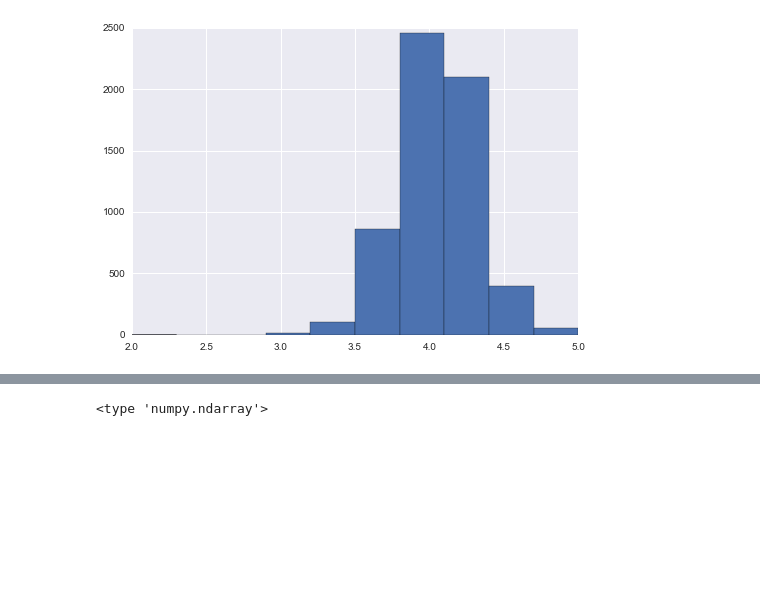
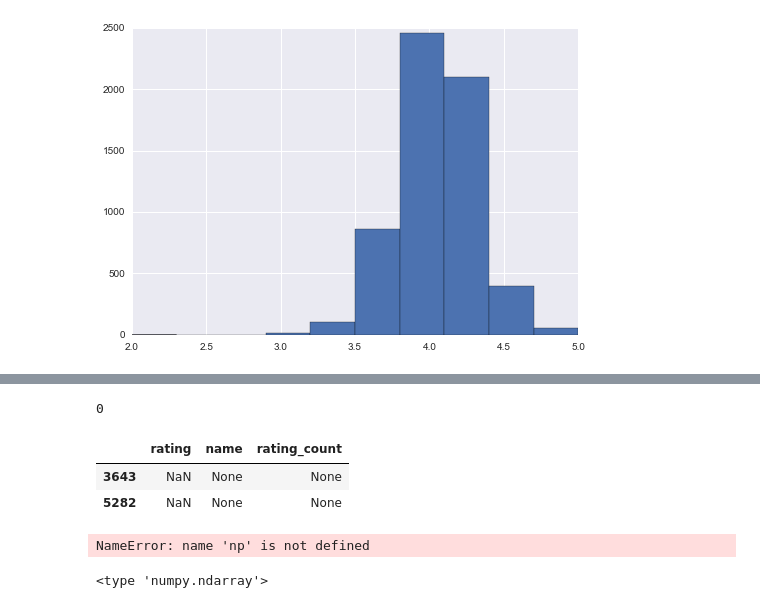
Before and after one commit to skooog/dst4l3, a Jupyter notebook: day1rahul/Teaser.ipynb, the cells around one changed output, grey strips where cells are left out. Saved outputs shown, nothing was run; the diff lists cells and outputs as text; code cells hidden in the pictures; blank space fills up the shorter version.

```diff
--- a/day1rahul/Teaser.ipynb
+++ b/day1rahul/Teaser.ipynb
@@ -189,0 +377,4 @@ plt.hist(vals);
+# %%
+df.rating_count.isnull().sum()
+# %% [output]
+0
@@ -189,0 +383,6 @@ plt.hist(vals);
+# %%
+dfnew[df.rating_count=='None']
+# %% [output]
+|  | rating | name | rating_count |
+| 3643 | NaN | None | None |
+| 5282 | NaN | None | None |
@@ -190,3 +391,8 @@ plt.hist(vals);
+# %%
+dfnew.rating_count=dfnew.rating_count.astype(np.int64)
+dfnew.dtypes
+# %% [output]
+NameError: name 'np' is not defined
 # %%
 print type(vals)
 vals
```
Also changed, not shown: parts of 17 cells of this notebook.
